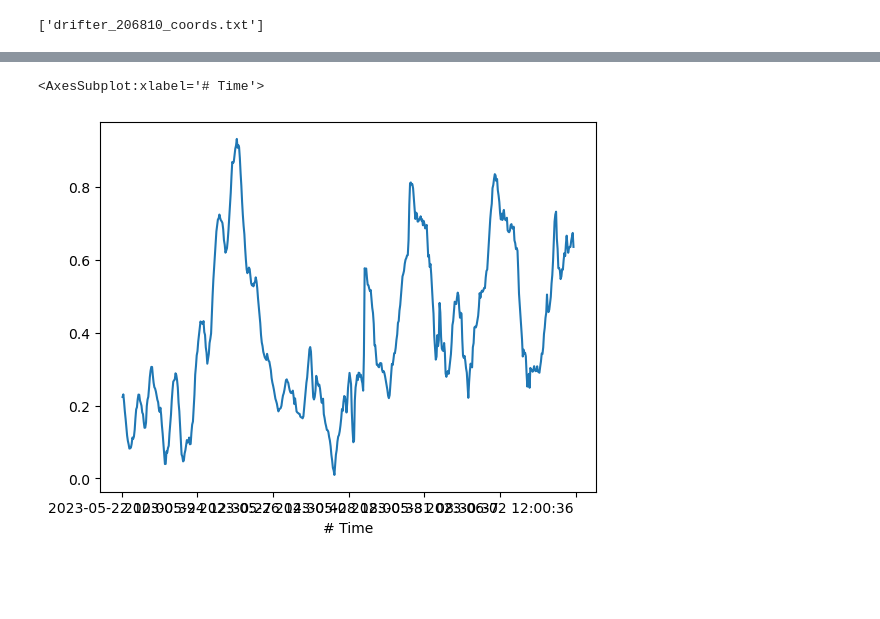
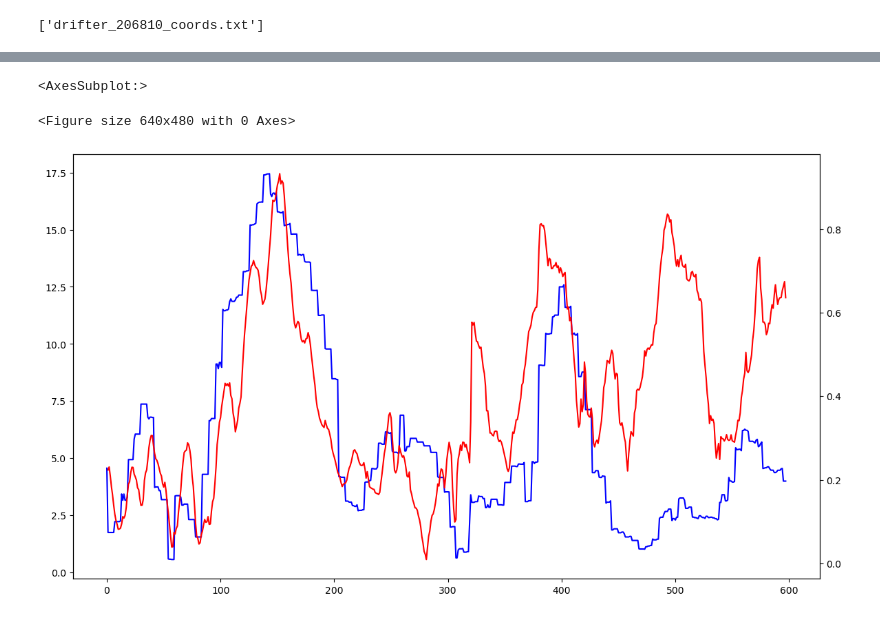
Before and after one commit to xdenisx/buoy_tools, a Jupyter notebook: buoy_tools.ipynb, the cells around one changed output, grey strips where cells are left out. Drawn from its saved outputs; the diff is of its cells as text; code cells hidden in the pictures; blank space fills up the shorter version.

Commit message:
Updated notebook example. Plotting buoy speed against wind speed from CARRA reanalysis

```diff
--- a/buoy_tools.ipynb
+++ b/buoy_tools.ipynb
@@ -206,5 +203,11 @@ dsn['si10'].plot()
-# %%
-dsn['Speed'].plot()
-# %% [output]
-<AxesSubplot:xlabel='# Time'>
-[figure, removed]
+# %%
+# Let's plot wind speed from CARRA against buoy speed (both in m/s)
+plt.figure()
+fig, myax = plt.subplots(figsize=(14,8))
+myax2 = myax.twinx()
+b.data['drifter_206810_coords.txt']['si10'].plot(ax=myax, c='b', label='Wind speed, m/s')
+b.data['drifter_206810_coords.txt']['Speed'].plot(ax=myax2, c='r', label='Buoy speed, m/s')
+# %% [output]
+<AxesSubplot:>
+<Figure size 640x480 with 0 Axes>
+[figure, added]
```
Also changed, not shown: parts of 3 cells of this notebook.
